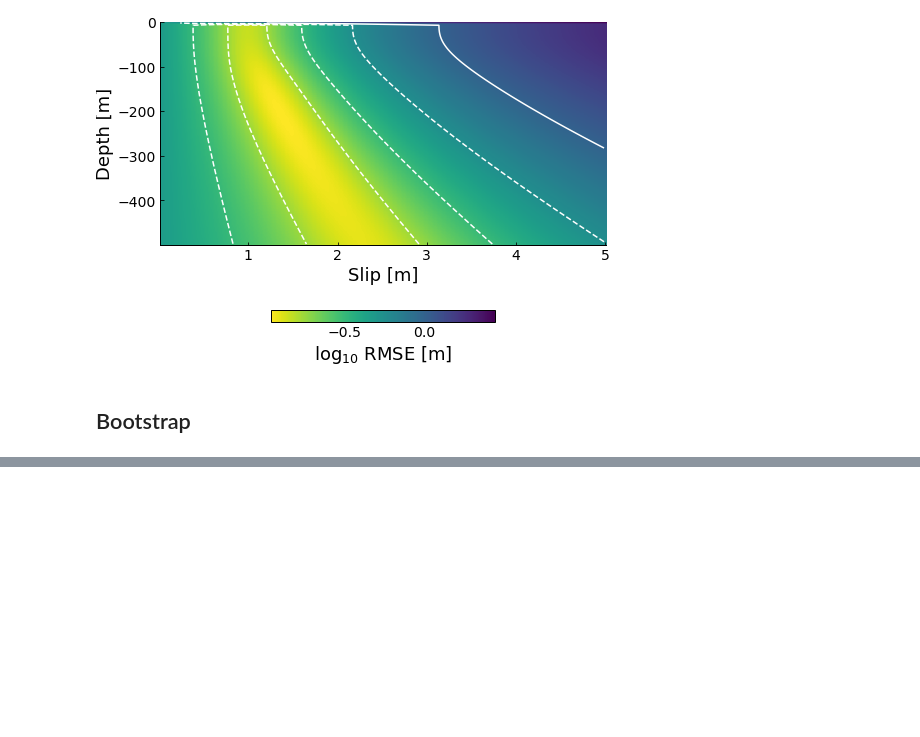
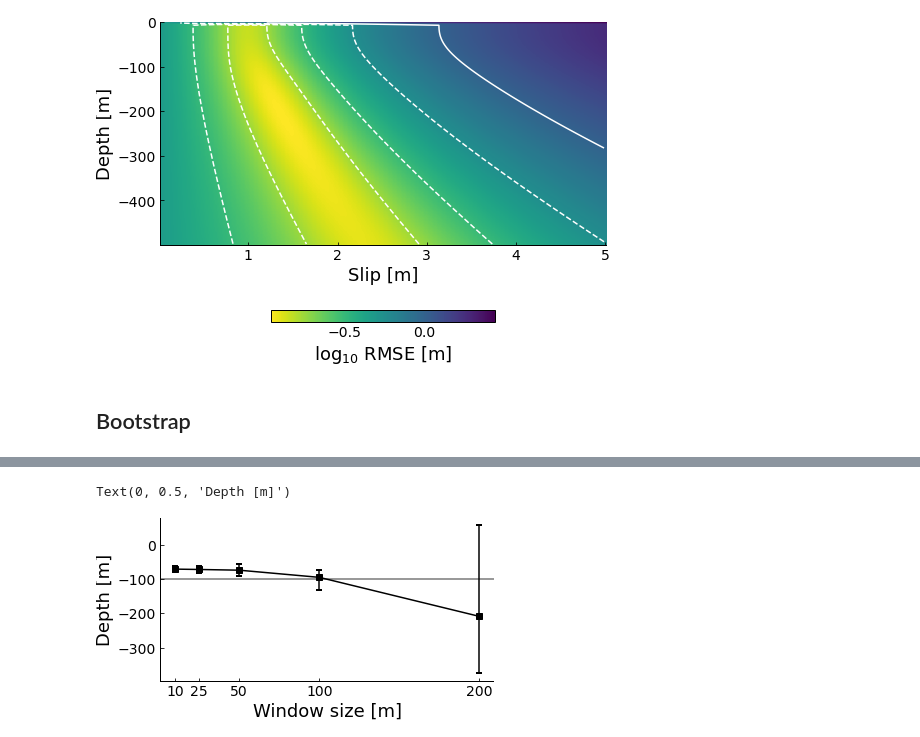
Before and after one commit to stgl/PointCloudDislocation, a Jupyter notebook: model-fitting-lidar.ipynb, the cells around one changed output, grey strips where cells are left out. Cells and saved outputs as stored; diff of their text form; code cells hidden in the pictures; blank space fills up the shorter version.

```diff
--- a/model-fitting-lidar.ipynb
+++ b/model-fitting-lidar.ipynb
@@ -181,0 +214,14 @@ for uobs, utrue, dx in zip(uicps, us, dxs):
+# %%
+plt.figure(figsize=(6, 3))
+bounds_depths = np.vstack([upper_depths - median_depths, median_depths - lower_depths])
+plt.errorbar(2 * dxs, median_depths, yerr=bounds_depths, fmt='ks-', capsize=3, capthick=2, label='Dip slip')
+xmin, xmax = plt.xlim()
+plt.hlines(-100, xmin, xmax, colors='0.6', linestyles='-', lw=2, zorder=-1)
+plt.xticks(2 * dxs)
+#plt.yticks([0, -250, -500])
+plt.xlim([xmin, xmax])
+plt.xlabel('Window size [m]')
+plt.ylabel('Depth [m]')
+# %% [output]
+Text(0, 0.5, 'Depth [m]')
+[figure, added]
```
Also changed, not shown: parts of 21 cells of this notebook.
